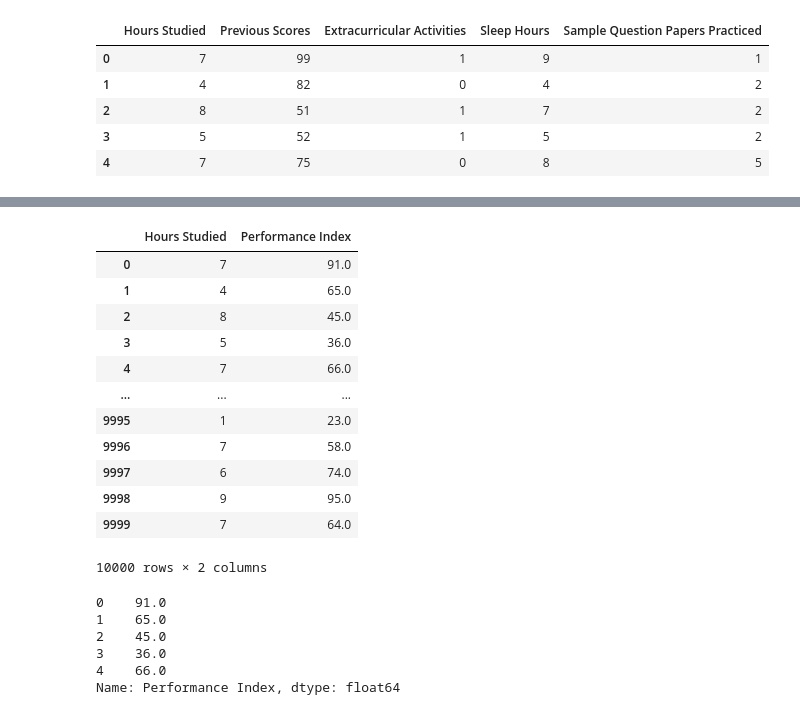
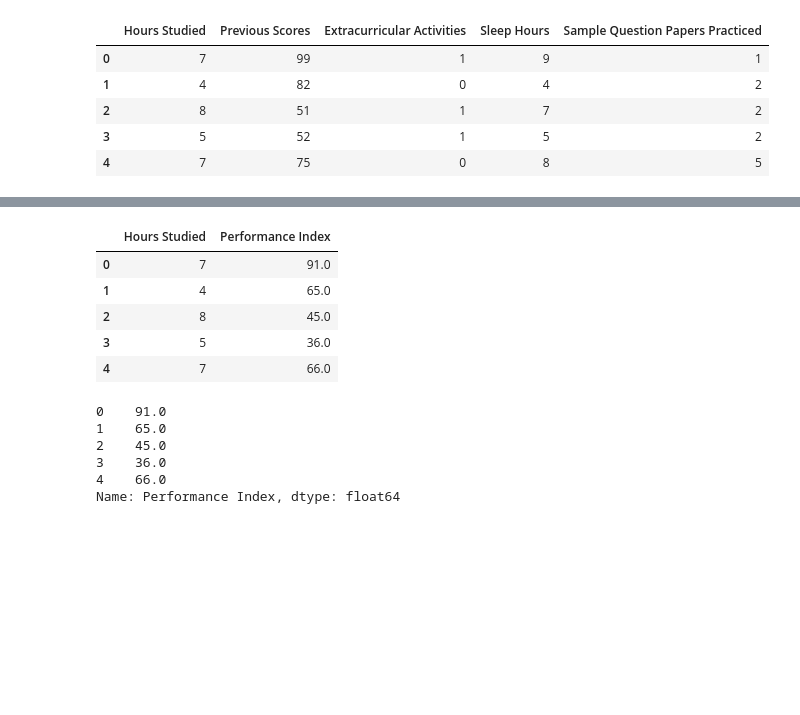
Before and after one commit to burnsjohn1/CCT-Dublin-Machine-Learning-CA1, a Jupyter notebook: CA1-Machine Learning.ipynb, the cells around one changed output, grey strips where cells are left out. Saved outputs shown, nothing was run; the diff lists cells and outputs as text; code cells hidden in the pictures; blank space fills up the shorter version.

```diff
--- a/CA1-Machine Learning.ipynb
+++ b/CA1-Machine Learning.ipynb
@@ -231,19 +227,12 @@ df_SPSleepPer
 # %%
-df_SPHSPer
+df_SPHSPer.head()
 # %% [output]
 |  | Hours Studied | Performance Index |
 | 0 | 7 | 91.0 |
 | 1 | 4 | 65.0 |
 | 2 | 8 | 45.0 |
 | 3 | 5 | 36.0 |
 | 4 | 7 | 66.0 |
-| ... | ... | ... |
-| 9995 | 1 | 23.0 |
-| 9996 | 7 | 58.0 |
-| 9997 | 6 | 74.0 |
-| 9998 | 9 | 95.0 |
-| 9999 | 7 | 64.0 |
-10000 rows × 2 columns
 # %%
 df_SPDCon.head()
 # %% [output]
```
Also changed, not shown: parts of 33 cells of this notebook.
